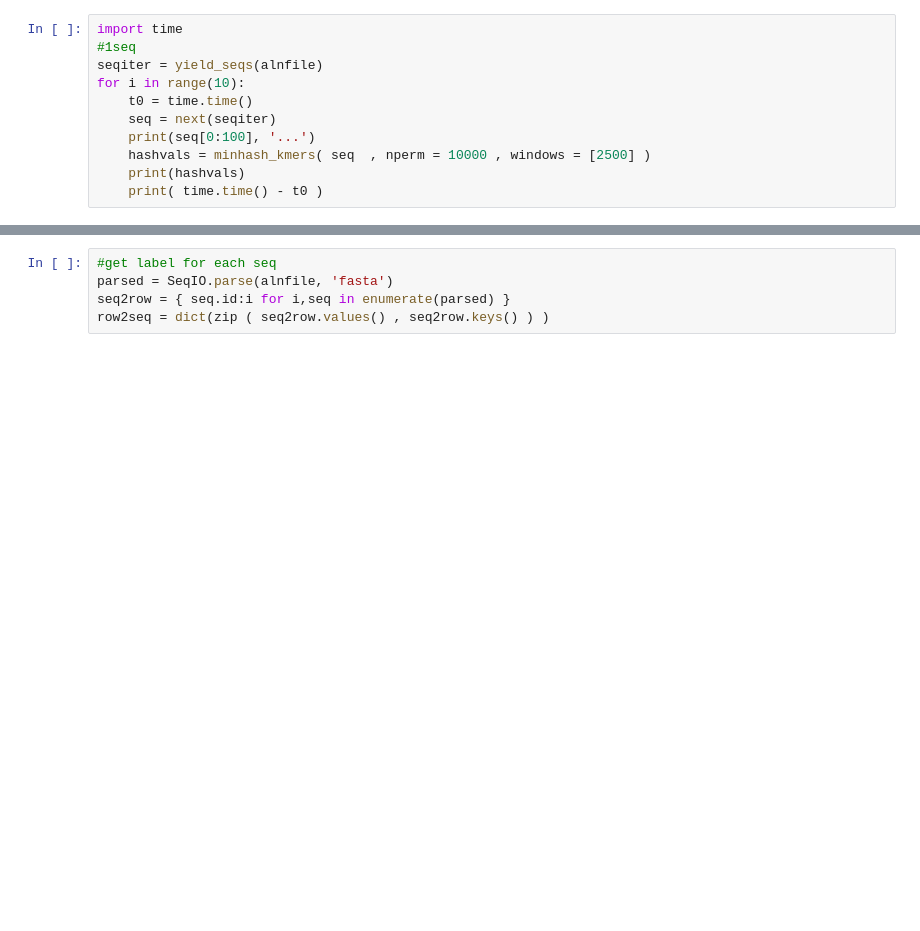
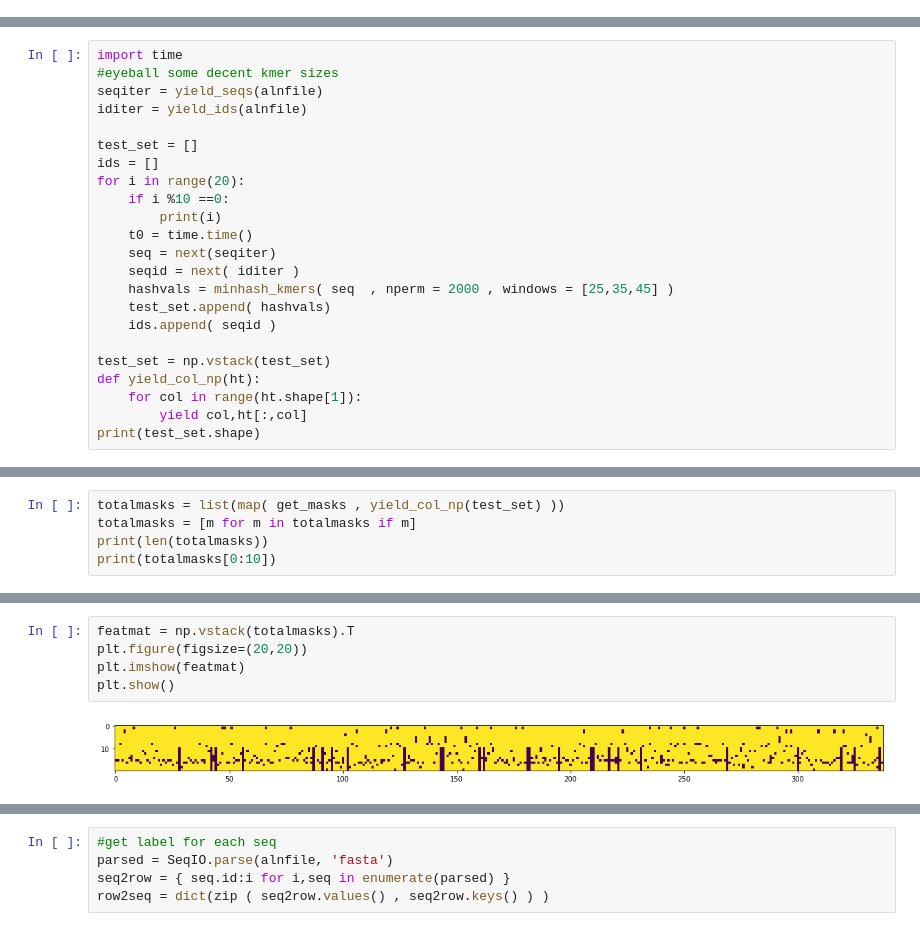
Before and after one commit to cactuskid/hashtree, a Jupyter notebook: datasketchtree.ipynb, the cells around one changed output, grey strips where cells are left out. Cells and saved outputs as stored; diff of their text form; blank space fills up the shorter version.

```diff
--- a/datasketchtree.ipynb
+++ b/datasketchtree.ipynb
@@ -589,11 +86,0 @@ def _equal_topology(tree1, tree2):
-# %%
-import time
-#1seq
-seqiter = yield_seqs(alnfile)
-for i in range(10):
-    t0 = time.time()
-    seq = next(seqiter)
-    print(seq[0:100], '...')
-    hashvals = minhash_kmers( seq  , nperm = 10000 , windows = [2500] )
-    print(hashvals)
-    print( time.time() - t0 )
@@ -617,0 +87,23 @@ nnnnnnnnnnnnnnnnnnnnnnnnnnnnnnnnnnnnnnnnnnnnnnnnnnnnnnngatctgttctctaaacgaactttaa
+# %%
+import time
+#eyeball some decent kmer sizes
+seqiter = yield_seqs(alnfile)
+iditer = yield_ids(alnfile)
+
+test_set = []
+ids = []
+for i in range(20):
+    if i %10 ==0:
+        print(i)
+    t0 = time.time()
+    seq = next(seqiter)
+    seqid = next( iditer )
+    hashvals = minhash_kmers( seq  , nperm = 2000 , windows = [25,35,45] )
+    test_set.append( hashvals)
+    ids.append( seqid )
+
+test_set = np.vstack(test_set)
+def yield_col_np(ht):
+    for col in range(ht.shape[1]):
+        yield col,ht[:,col]
+print(test_set.shape)
@@ -617,0 +114,5 @@ nnnnnnnnnnnnnnnnnnnnnnnnnnnnnnnnnnnnnnnnnnnnnnnnnnnnnnngatctgttctctaaacgaactttaa
+# %%
+totalmasks = list(map( get_masks , yield_col_np(test_set) ))
+totalmasks = [m for m in totalmasks if m]
+print(len(totalmasks))
+print(totalmasks[0:10])
@@ -617,0 +130,7 @@ nnnnnnnnnnnnnnnnnnnnnnnnnnnnnnnnnnnnnnnnnnnnnnnnnnnnnnngatctgttctctaaacgaactttaa
+# %%
+featmat = np.vstack(totalmasks).T
+plt.figure(figsize=(20,20))
+plt.imshow(featmat)
+plt.show()
+# %% [output]
+[figure, added]
```
Also changed, not shown: parts of 31 cells of this notebook.
